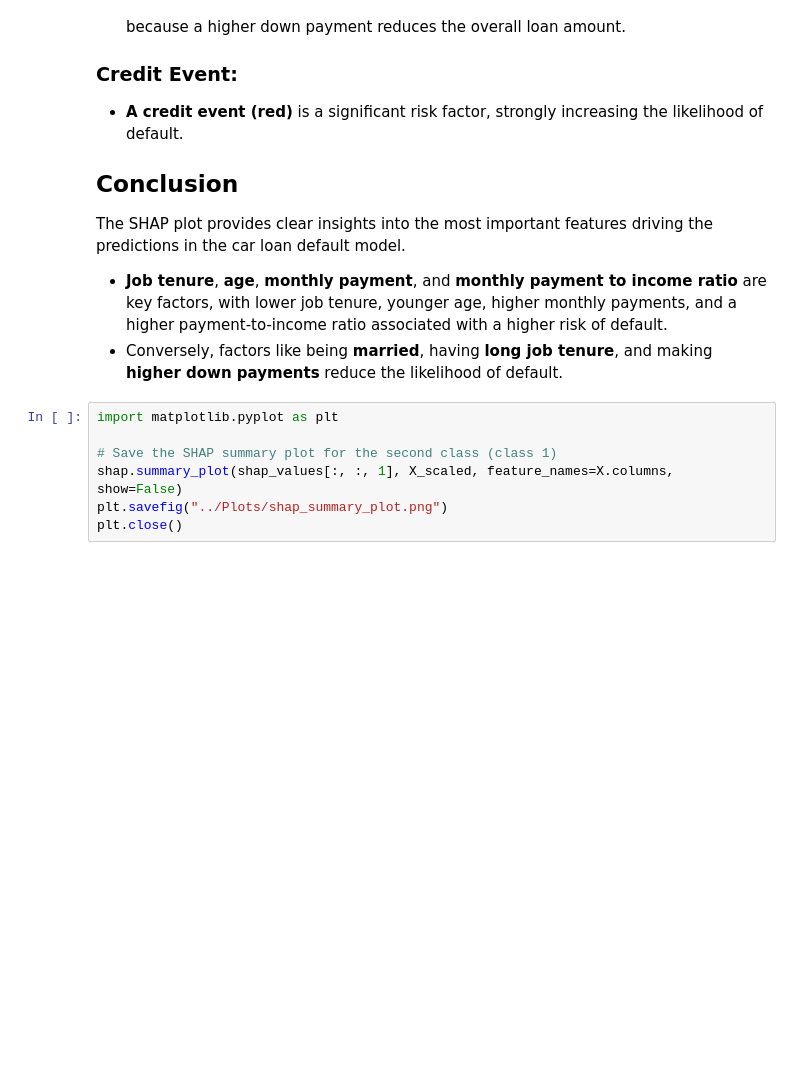
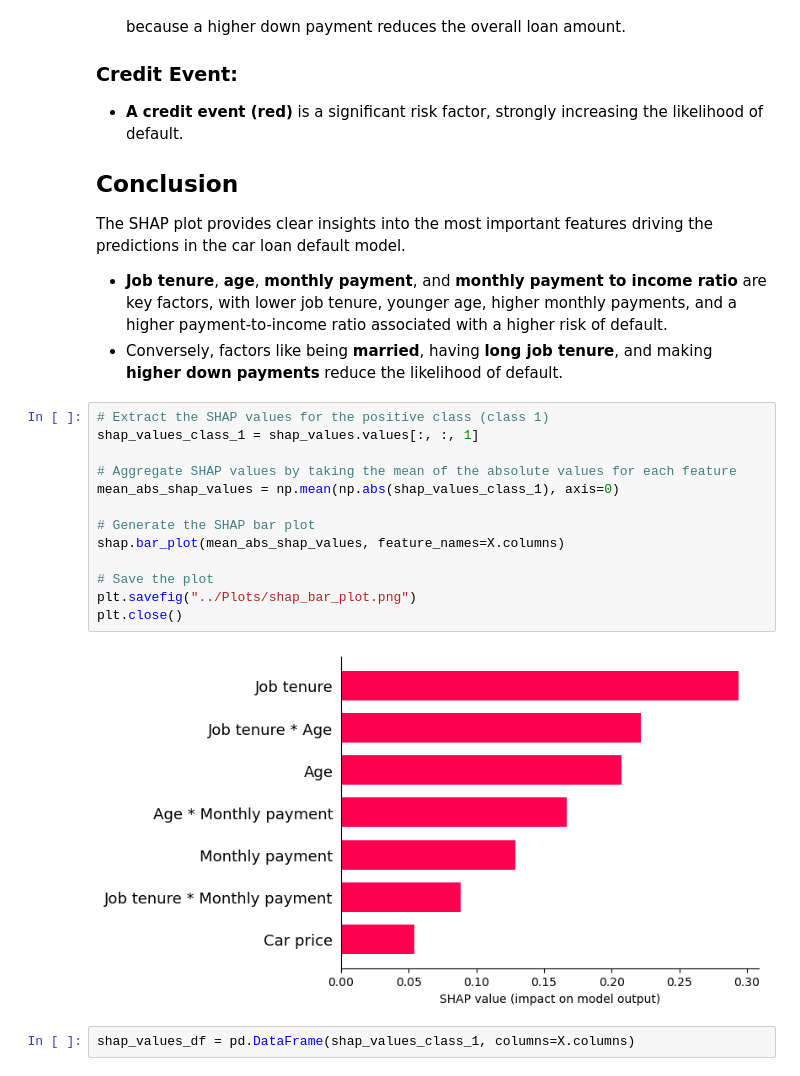
Before and after one commit to Ameya1337/Algorithmic-Fairness-and-Interpretability, a Jupyter notebook: Code/step_7.ipynb, the cells around one changed output. Cells and saved outputs as stored; diff of their text form; blank space fills up the shorter version.

```diff
--- a/Code/step_7.ipynb
+++ b/Code/step_7.ipynb
@@ -117,10 +124,20 @@ The color of each dot represents the feature value:
 The SHAP plot provides clear insights into the most important features driving the predictions in the car loan default model.
 - **Job tenure**, **age**, **monthly payment**, and **monthly payment to income ratio** are key factors, with lower job tenure, younger age, higher monthly payments, and a higher payment-to-income ratio associated with a higher risk of default.
 - Conversely, factors like being **married**, having **long job tenure**, and making **higher down payments** reduce the likelihood of default.
-# %%
-import matplotlib.pyplot as plt
-
-# Save the SHAP summary plot for the second class (class 1)
-shap.summary_plot(shap_values[:, :, 1], X_scaled, feature_names=X.columns, show=False)
-plt.savefig("../Plots/shap_summary_plot.png")
-plt.close()
+# %%
+# Extract the SHAP values for the positive class (class 1)
+shap_values_class_1 = shap_values.values[:, :, 1]
+
+# Aggregate SHAP values by taking the mean of the absolute values for each feature
+mean_abs_shap_values = np.mean(np.abs(shap_values_class_1), axis=0)
+
+# Generate the SHAP bar plot
+shap.bar_plot(mean_abs_shap_values, feature_names=X.columns)
+
+# Save the plot
+plt.savefig("../Plots/shap_bar_plot.png")
+plt.close()
+# %% [output]
+[figure, added]
+# %%
+shap_values_df = pd.DataFrame(shap_values_class_1, columns=X.columns)
```
Also changed, not shown: parts of 8 cells of this notebook, 3 other files.
